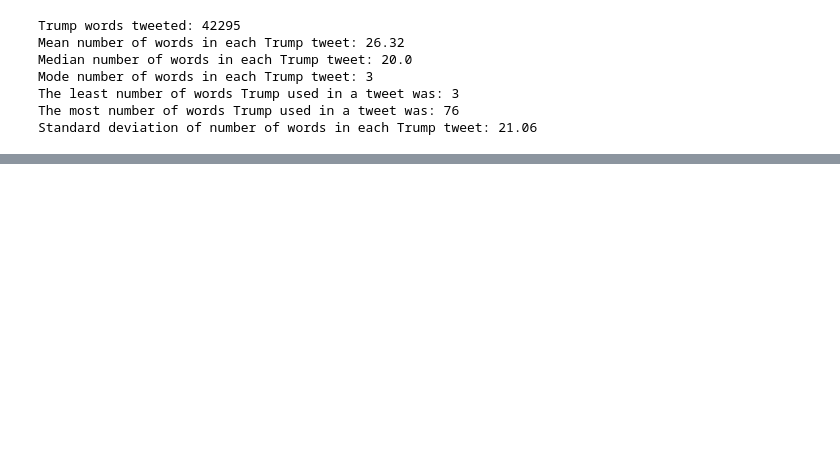
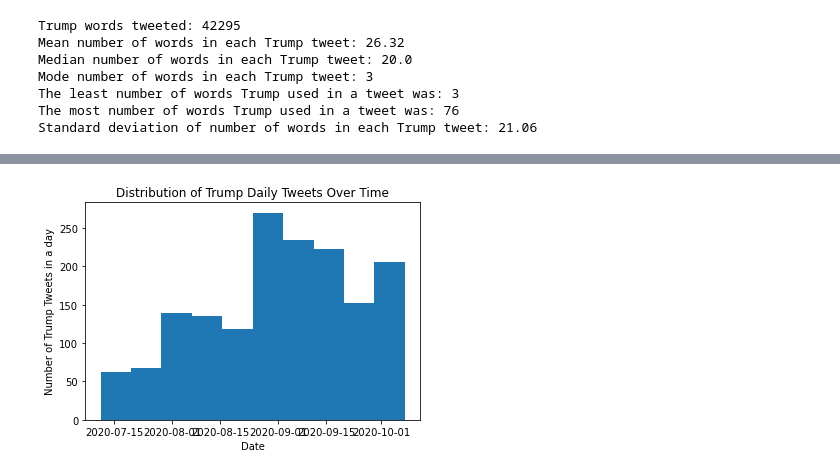
Before and after one commit to sunil-2000/Twitter-Data-Science-Project, a Jupyter notebook: Chris.ipynb, the cells around one changed output, grey strips where cells are left out. Saved outputs shown, nothing was run; the diff lists cells and outputs as text; code cells hidden in the pictures; blank space fills up the shorter version.

```diff
--- a/Chris.ipynb
+++ b/Chris.ipynb
@@ -126,0 +202,10 @@ Standard deviation of number of words in each Trump tweet: 21.06
+# %%
+# Tweets per day
+
+plt.hist(trump_tweets['date'])
+plt.xlabel('Date')
+plt.ylabel('Number of Trump Tweets in a day')
+plt.title("Distribution of Trump Daily Tweets Over Time")
+plt.show()
+# %% [output]
+[figure, added]
```
Also changed, not shown: parts of 28 cells of this notebook, 1 other file.
